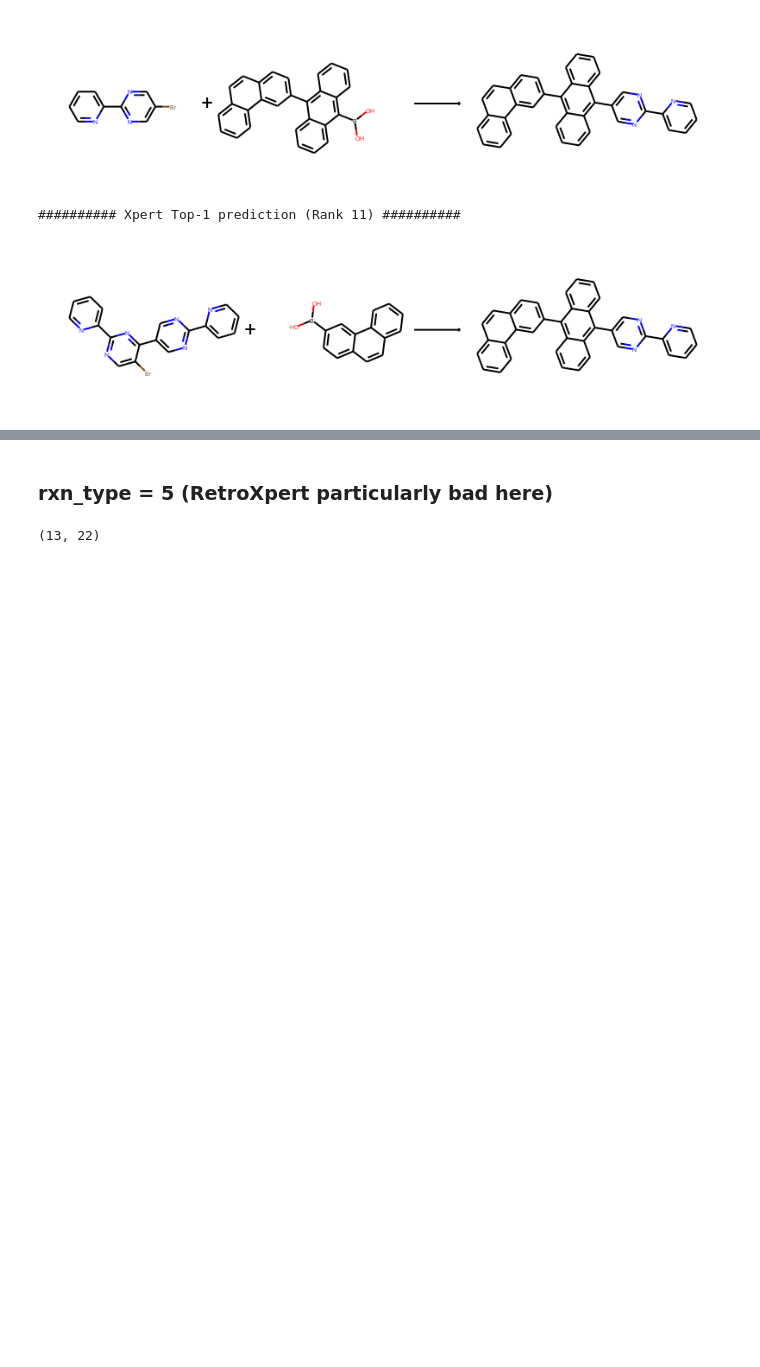
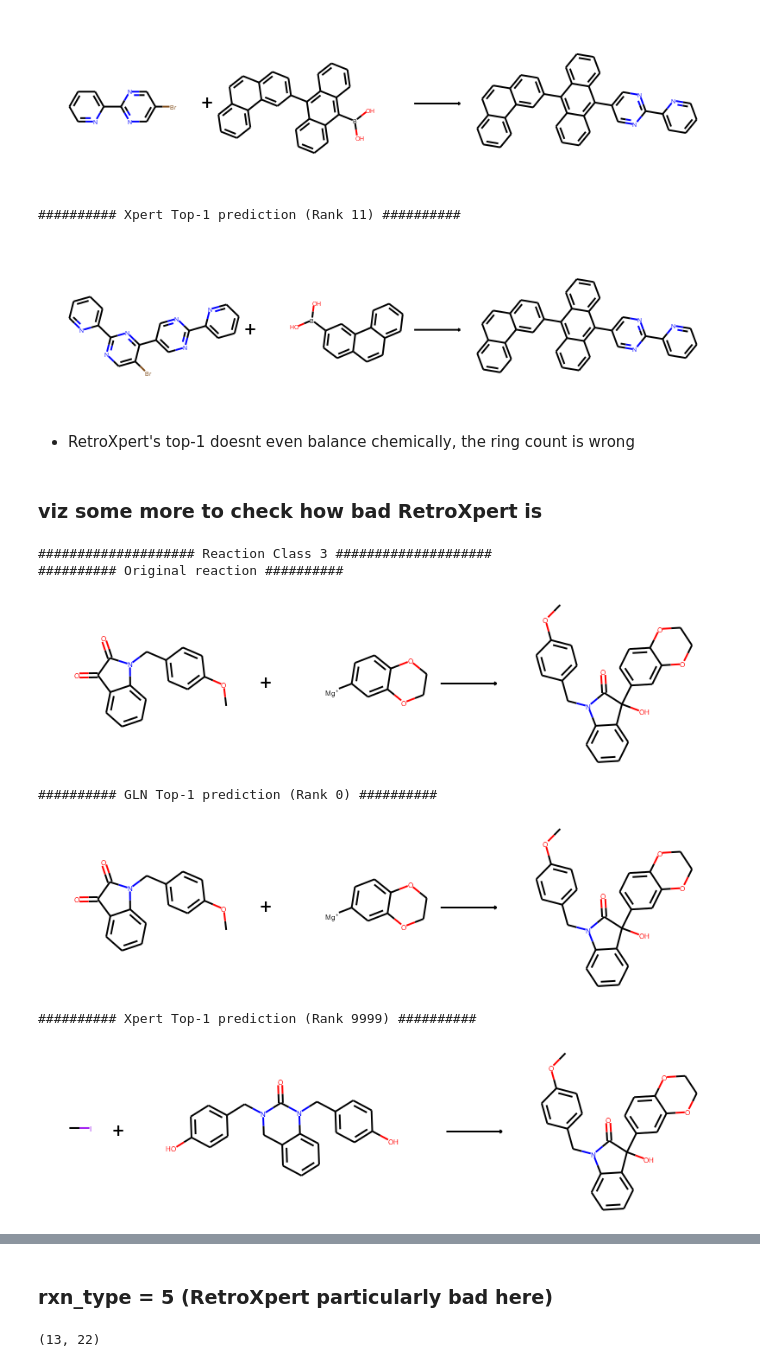
Before and after one commit to linminhtoo/RetroViz, a Jupyter notebook: analyze_proposals.ipynb, the cells around one changed output, grey strips where cells are left out. Drawn from its saved outputs; the diff is of its cells as text; code cells hidden in the pictures; blank space fills up the shorter version.

```diff
--- a/analyze_proposals.ipynb
+++ b/analyze_proposals.ipynb
@@ -638,3 +644,50 @@ display(image)
 [figure]
 ########## Xpert Top-1 prediction (Rank 11) ##########
 [figure]
+# %% [markdown]
+- RetroXpert's top-1 doesnt even balance chemically, the ring count is wrong
+# %% [markdown]
+### viz some more to check how bad RetroXpert is
+# %%
+row_idx = top10plus.reset_index(drop=True).sample(10, random_state=23022020).index[2]
+
+prod_smi = top10plus.iloc[row_idx]['prod_smi']
+true_precursor = top10plus.iloc[row_idx]['true_precursors']
+
+prec_rank = 1
+# sim_prec = top10plus.iloc[row_idx][f'sim_cand_{prec_rank}']
+GLN_prec = top10plus.iloc[row_idx][f'GLN_cand_{prec_rank}']
+Xpert_prec = top10plus.iloc[row_idx][f'Xpert_cand_{prec_rank}']
+# sim_rank = top10plus.iloc[row_idx]['sim_rank']
+GLN_rank = top10plus.iloc[row_idx]['GLN_rank']
+Xpert_rank = top10plus.iloc[row_idx]['Xpert_rank']
+
+print('#'*20, f'Reaction Class {rxn_type}', '#'*20)
+
+true_rxn_smi = true_precursor + '>>' + prod_smi
+image = Draw.ReactionToImage(rdChemReactions.ReactionFromSmarts(true_rxn_smi, useSmiles=True), (200,200))
+print('#'*10, 'Original reaction', '#'*10)
+display(image)
+
+# sim_pred_rxn_smi = sim_prec + '>>' + prod_smi
+# print('#'*10, f'RetroSim Top-{prec_rank} prediction (Rank {sim_rank})', '#'*10)
+# image = Draw.ReactionToImage(rdChemReactions.ReactionFromSmarts(sim_pred_rxn_smi, useSmiles=True), (200,200))
+# display(image)
+
+GLN_pred_rxn_smi = GLN_prec + '>>' + prod_smi
+print('#'*10, f'GLN Top-{prec_rank} prediction (Rank {GLN_rank})', '#'*10)
+image = Draw.ReactionToImage(rdChemReactions.ReactionFromSmarts(GLN_pred_rxn_smi, useSmiles=True), (200,200))
+display(image)
+
+Xpert_pred_rxn_smi = Xpert_prec + '>>' + prod_smi
+print('#'*10, f'Xpert Top-{prec_rank} prediction (Rank {Xpert_rank})', '#'*10)
+image = Draw.ReactionToImage(rdChemReactions.ReactionFromSmarts(Xpert_pred_rxn_smi, useSmiles=True), (200,200))
+display(image)
+# %% [output]
+#################### Reaction Class 3 ####################
+########## Original reaction ##########
+[figure, added]
+########## GLN Top-1 prediction (Rank 0) ##########
+[figure, added]
+########## Xpert Top-1 prediction (Rank 9999) ##########
+[figure, added]
```
Also changed, not shown: parts of 21 cells of this notebook.
